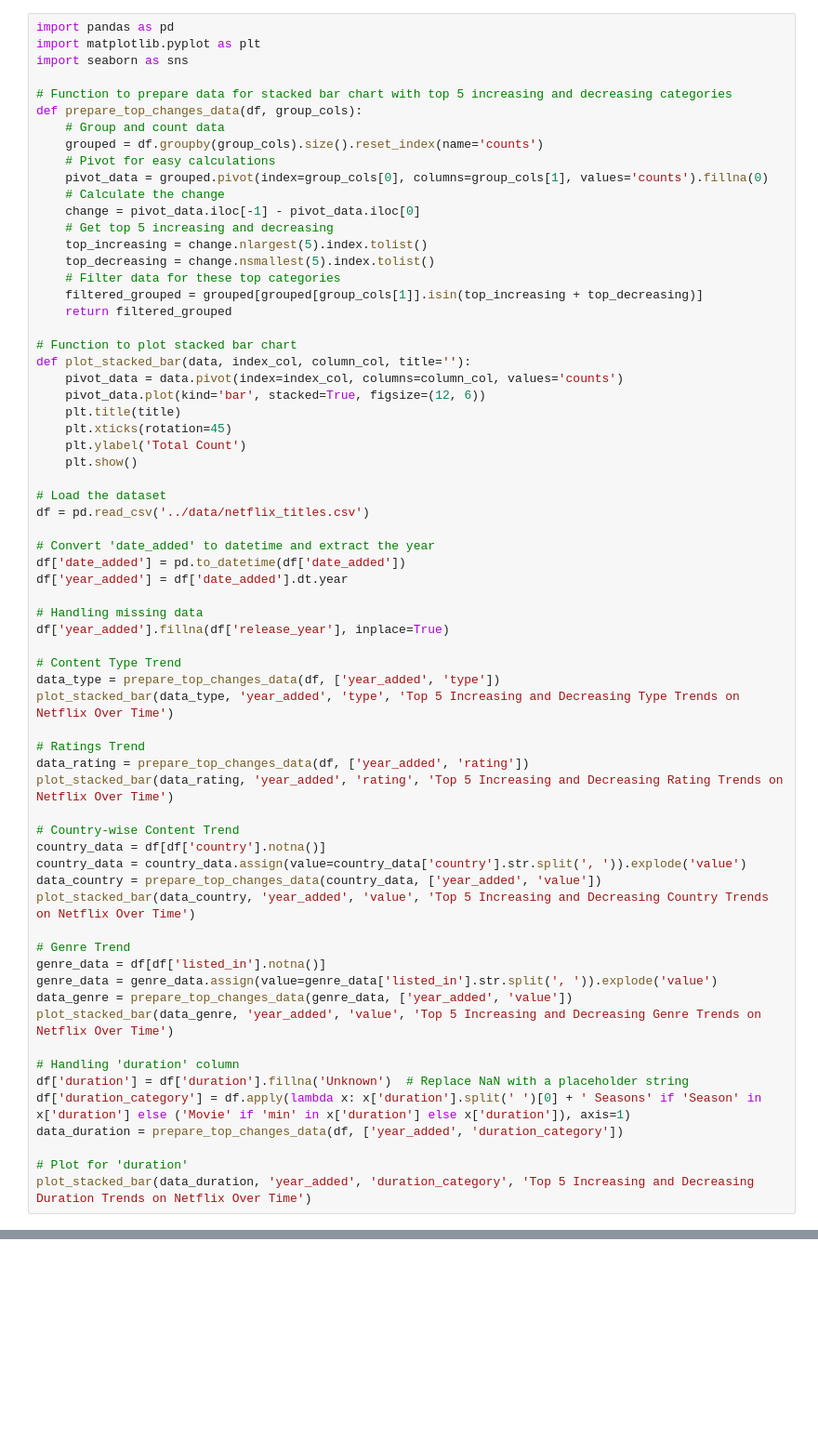
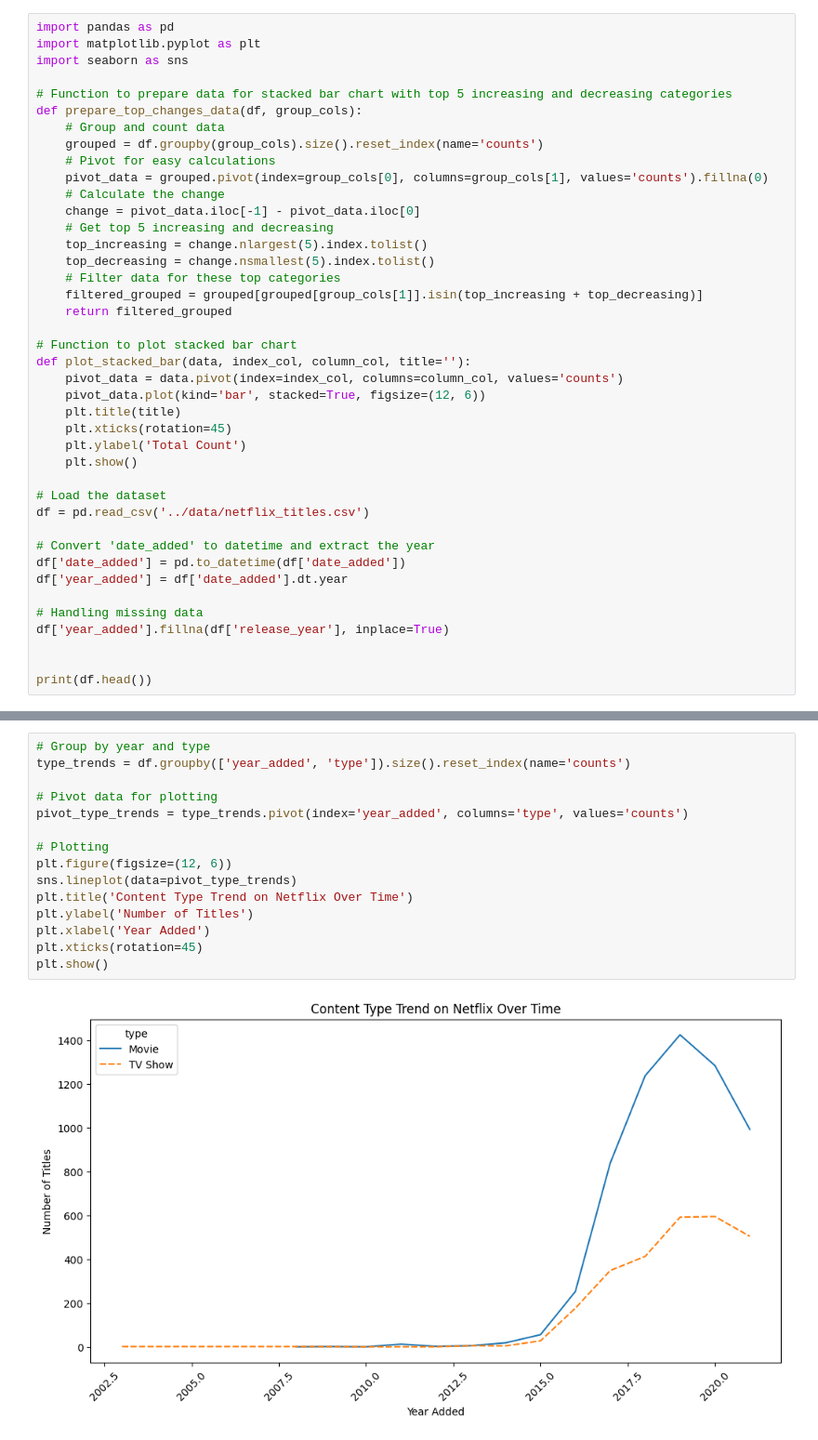
Before and after one commit to AlexFetea/Meta-Comp, a Jupyter notebook: data_visualizations/trends.ipynb, the cells around one changed output, grey strips where cells are left out. Shown: that part at 93% size. Drawn from its saved outputs; the diff is of its cells as text; blank space fills up the shorter version.

Commit message:
updates to visualizations

```diff
--- a/data_visualizations/trends.ipynb
+++ b/data_visualizations/trends.ipynb
@@ -37,31 +37,6 @@ df['year_added'] = df['date_added'].dt.year
 # Handling missing data
 df['year_added'].fillna(df['release_year'], inplace=True)
 
-# Content Type Trend
-data_type = prepare_top_changes_data(df, ['year_added', 'type'])
-plot_stacked_bar(data_type, 'year_added', 'type', 'Top 5 Increasing and Decreasing Type Trends on Netflix Over Time')
 
-# Ratings Trend
-data_rating = prepare_top_changes_data(df, ['year_added', 'rating'])
-plot_stacked_bar(data_rating, 'year_added', 'rating', 'Top 5 Increasing and Decreasing Rating Trends on Netflix Over Time')
-
-# Country-wise Content Trend
-country_data = df[df['country'].notna()]
-country_data = country_data.assign(value=country_data['country'].str.split(', ')).explode('value')
-data_country = prepare_top_changes_data(country_data, ['year_added', 'value'])
-plot_stacked_bar(data_country, 'year_added', 'value', 'Top 5 Increasing and Decreasing Country Trends on Netflix Over Time')
-
-# Genre Trend
-genre_data = df[df['listed_in'].notna()]
-genre_data = genre_data.assign(value=genre_data['listed_in'].str.split(', ')).explode('value')
-data_genre = prepare_top_changes_data(genre_data, ['year_added', 'value'])
-plot_stacked_bar(data_genre, 'year_added', 'value', 'Top 5 Increasing and Decreasing Genre Trends on Netflix Over Time')
-
-# Handling 'duration' column
-df['duration'] = df['duration'].fillna('Unknown')  # Replace NaN with a placeholder string
-df['duration_category'] = df.apply(lambda x: x['duration'].split(' ')[0] + ' Seasons' if 'Season' in x['duration'] else ('Movie' if 'min' in x['duration'] else x['duration']), axis=1)
-data_duration = prepare_top_changes_data(df, ['year_added', 'duration_category'])
-
-# Plot for 'duration'
-plot_stacked_bar(data_duration, 'year_added', 'duration_category', 'Top 5 Increasing and Decreasing Duration Trends on Netflix Over Time')
+print(df.head())
 # %% [output]
@@ -72,0 +60,17 @@ plot_stacked_bar(data_duration, 'year_added', 'duration_category', 'Top 5 Increa
+# %%
+# Group by year and type
+type_trends = df.groupby(['year_added', 'type']).size().reset_index(name='counts')
+
+# Pivot data for plotting
+pivot_type_trends = type_trends.pivot(index='year_added', columns='type', values='counts')
+
+# Plotting
+plt.figure(figsize=(12, 6))
+sns.lineplot(data=pivot_type_trends)
+plt.title('Content Type Trend on Netflix Over Time')
+plt.ylabel('Number of Titles')
+plt.xlabel('Year Added')
+plt.xticks(rotation=45)
+plt.show()
+# %% [output]
+[figure, added]
```
Also changed, not shown: parts of 5 cells of this notebook, 2 other files.
